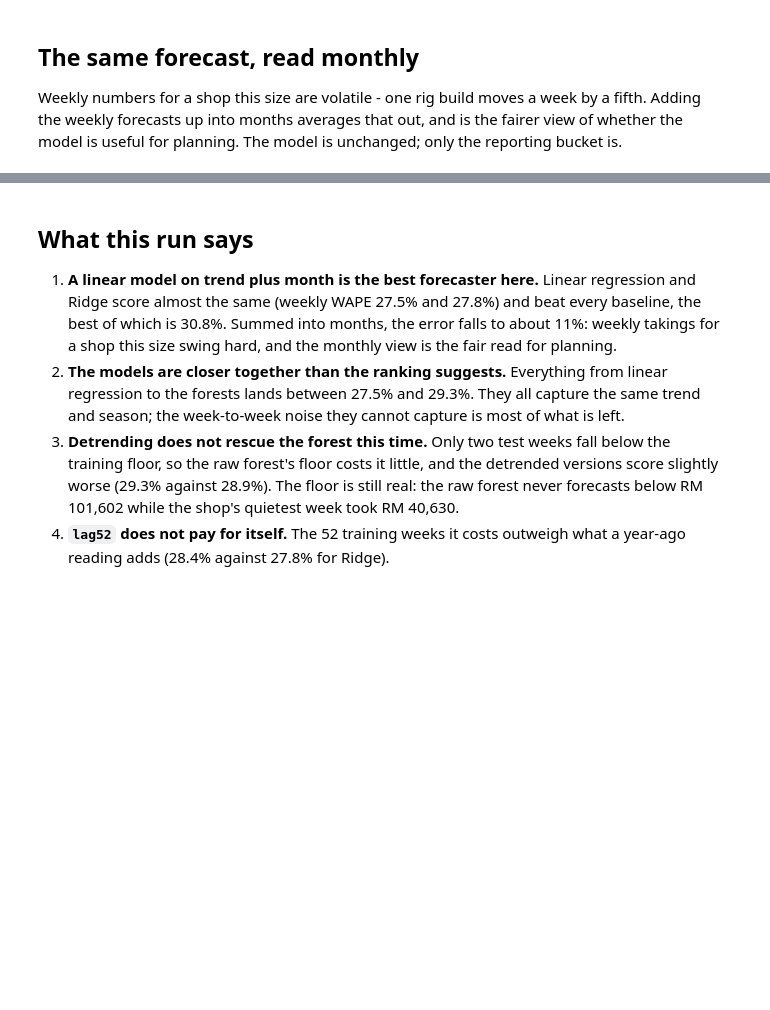
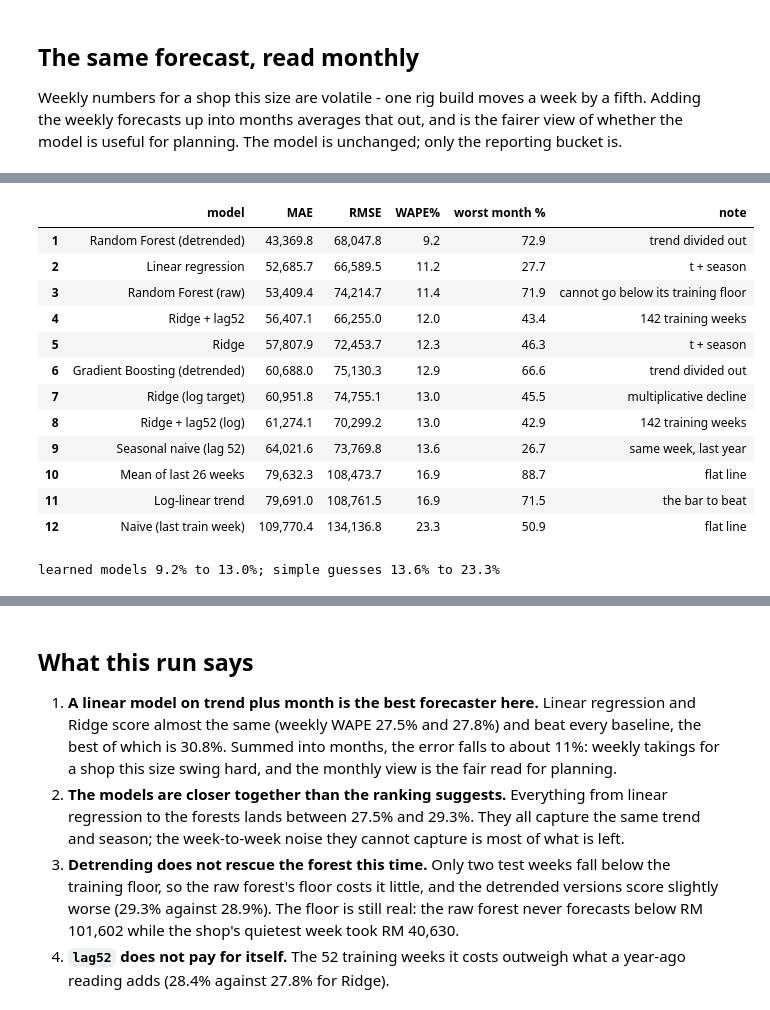
Before and after one commit to leejiewei/etech_FYP, a Jupyter notebook: ml/02_forecasting.ipynb, the cells around one changed output, grey strips where cells are left out. Cells and saved outputs as stored; diff of their text form; code cells hidden in the pictures; blank space fills up the shorter version.

```diff
--- a/ml/02_forecasting.ipynb
+++ b/ml/02_forecasting.ipynb
@@ -274,0 +282,40 @@ Linear regression:  weekly WAPE 27.5%  ->  monthly WAPE 11.2%
+# %%
+month_of = test.weekStart.dt.to_period("M").astype(str).to_numpy()
+covered = monthly.index                      # the 10 fully covered test months
+
+rows, by_month = [], {}
+for name, predicted in predictions.items():
+    m = (pd.DataFrame({"month": month_of, "actual": y_true, "forecast": np.asarray(predicted, float)})
+           .groupby("month")[["actual", "forecast"]].sum().loc[covered])
+    err = m.forecast - m.actual
+    by_month[name] = (err / m.actual * 100).round(1)
+    rows.append({"model": name,
+                 "MAE": err.abs().mean(),
+                 "RMSE": np.sqrt((err ** 2).mean()),
+                 "WAPE%": err.abs().sum() / m.actual.sum() * 100,
+                 "worst month %": (err / m.actual * 100).abs().max(),
+                 "note": next(r["note"] for r in results if r["model"] == name)})
+
+monthly_table = pd.DataFrame(rows).sort_values("WAPE%").reset_index(drop=True)
+monthly_table.index += 1
+display(monthly_table)
+baselines = ["Naive (last train week)", "Mean of last 26 weeks", "Seasonal naive (lag 52)", "Log-linear trend"]
+learned = monthly_table[~monthly_table.model.isin(baselines)]
+guesses = monthly_table[monthly_table.model.isin(baselines)]
+print(f"learned models {learned['WAPE%'].min():.1f}% to {learned['WAPE%'].max():.1f}%; "
+      f"simple guesses {guesses['WAPE%'].min():.1f}% to {guesses['WAPE%'].max():.1f}%")
+# %% [output]
+|  | model | MAE | RMSE | WAPE% | worst month % | note |
+| 1 | Random Forest (detrended) | 43,369.8 | 68,047.8 | 9.2 | 72.9 | trend divided out |
+| 2 | Linear regression | 52,685.7 | 66,589.5 | 11.2 | 27.7 | t + season |
+| 3 | Random Forest (raw) | 53,409.4 | 74,214.7 | 11.4 | 71.9 | cannot go below its training floor |
+| 4 | Ridge + lag52 | 56,407.1 | 66,255.0 | 12.0 | 43.4 | 142 training weeks |
+| 5 | Ridge | 57,807.9 | 72,453.7 | 12.3 | 46.3 | t + season |
+| 6 | Gradient Boosting (detrended) | 60,688.0 | 75,130.3 | 12.9 | 66.6 | trend divided out |
+| 7 | Ridge (log target) | 60,951.8 | 74,755.1 | 13.0 | 45.5 | multiplicative decline |
+| 8 | Ridge + lag52 (log) | 61,274.1 | 70,299.2 | 13.0 | 42.9 | 142 training weeks |
+| 9 | Seasonal naive (lag 52) | 64,021.6 | 73,769.8 | 13.6 | 26.7 | same week, last year |
+| 10 | Mean of last 26 weeks | 79,632.3 | 108,473.7 | 16.9 | 88.7 | flat line |
+| 11 | Log-linear trend | 79,691.0 | 108,761.5 | 16.9 | 71.5 | the bar to beat |
+| 12 | Naive (last train week) | 109,770.4 | 134,136.8 | 23.3 | 50.9 | flat line |
+learned models 9.2% to 13.0%; simple guesses 13.6% to 23.3%
```
Also changed, not shown: parts of 4 cells of this notebook, 4 other files.
